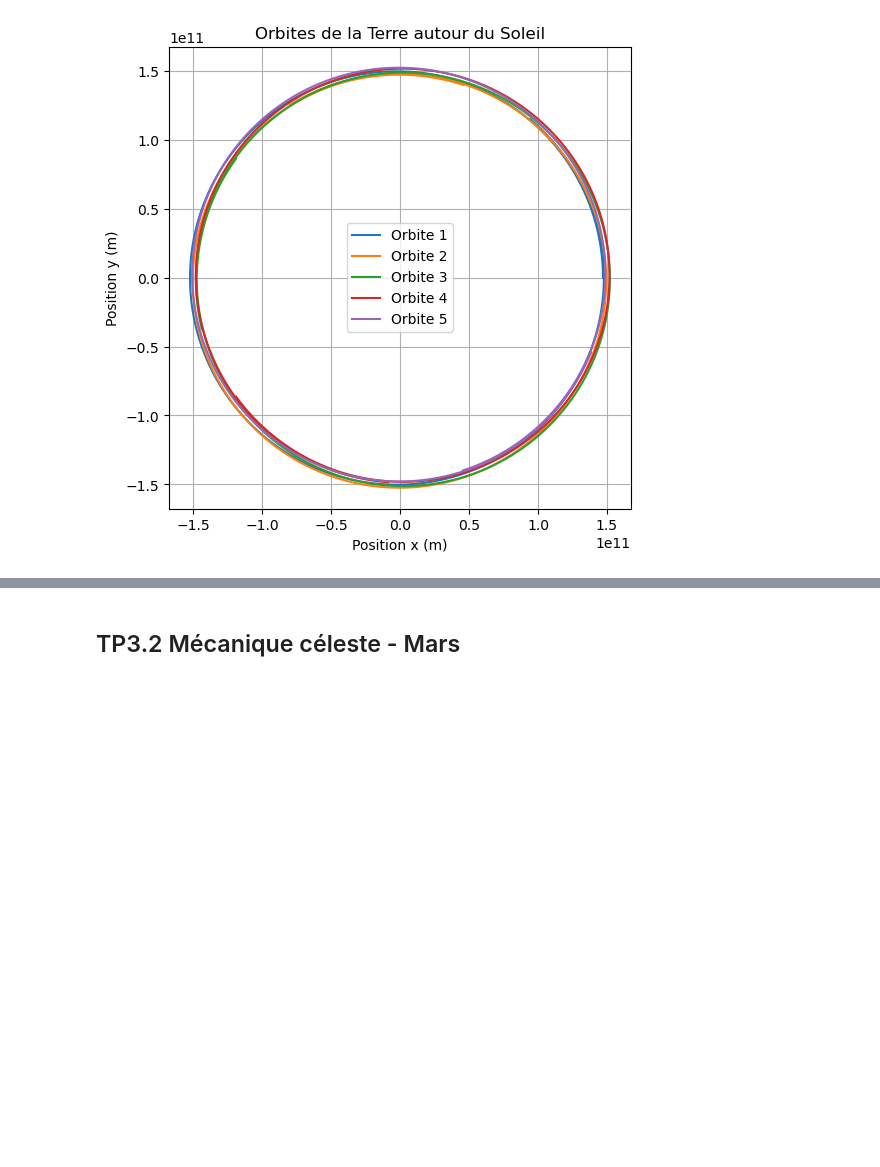
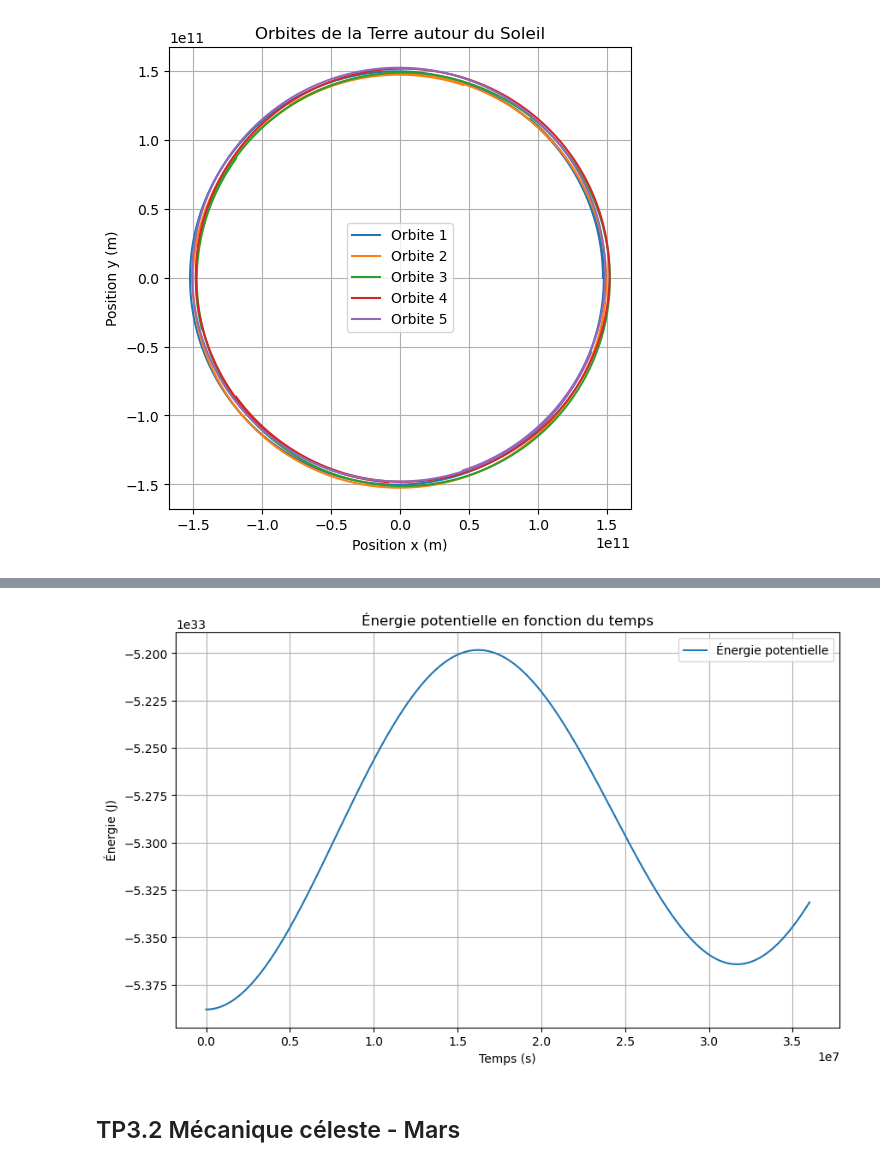
Before and after one commit to BETRU21/PhysNum, a Jupyter notebook: TP3/TP3_PhilippeTruchon_SamuelFortin_BenjaminTrudel.ipynb, the cells around one changed output, grey strips where cells are left out. Cells and saved outputs as stored; diff of their text form; code cells hidden in the pictures; blank space fills up the shorter version.

```diff
--- a/TP3/TP3_PhilippeTruchon_SamuelFortin_BenjaminTrudel.ipynb
+++ b/TP3/TP3_PhilippeTruchon_SamuelFortin_BenjaminTrudel.ipynb
@@ -82,2 +88,21 @@ plt.show()
+# %%
+# Calcul de l'énergie potentielle
+def potential_energy(r):
+    return -G * M * m / np.linalg.norm(r)
+
+# Calcul de l'orbite et des énergies
+orbit, potential_energy_values, kinetic_energy_values, total_energy_values = verlet_method(r0, v0, dt, num_steps)
+
+# Plot des énergies en fonction du temps
+plt.figure(figsize=(10, 6))
+plt.plot(time_values, potential_energy_values, label='Énergie potentielle')
+plt.xlabel('Temps (s)')
+plt.ylabel('Énergie (J)')
+plt.title('Énergie potentielle en fonction du temps')
+plt.legend()
+plt.grid(True)
+plt.show()
+# %% [output]
+[figure, added]
 # %% [markdown]
 ## TP3.2 Mécanique céleste - Mars
```
Also changed, not shown: parts of 1 cell of this notebook.
